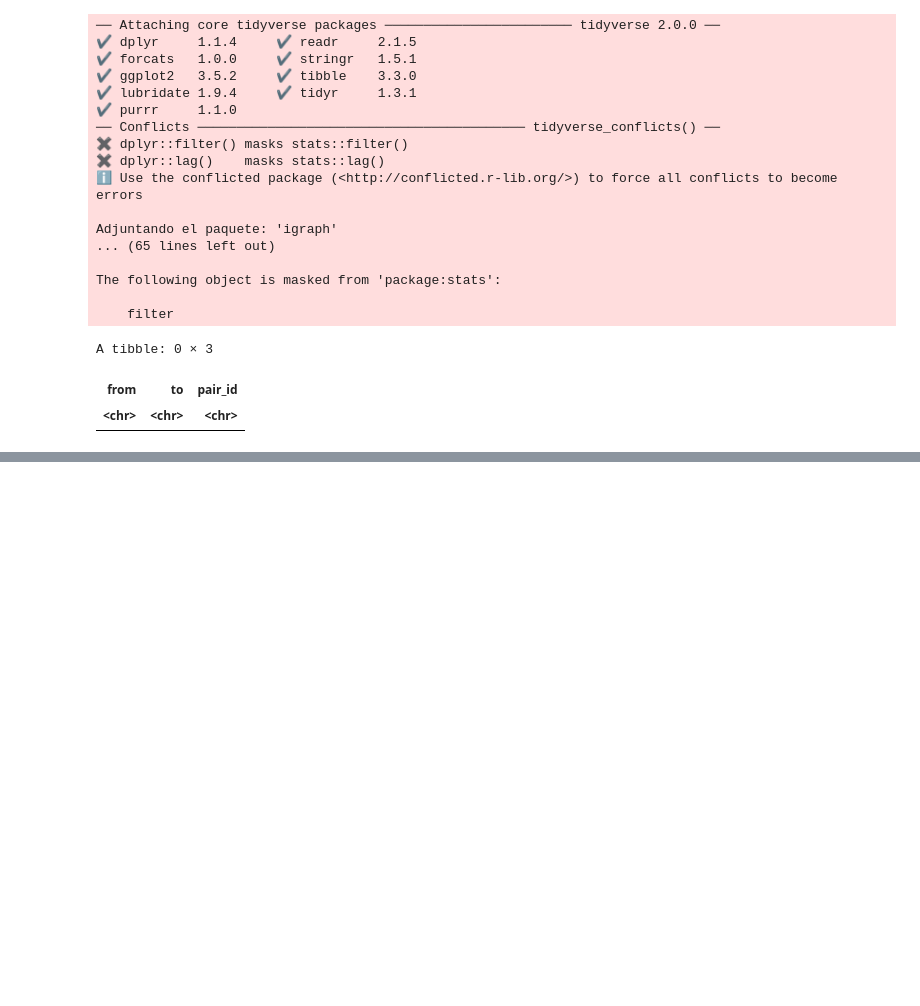
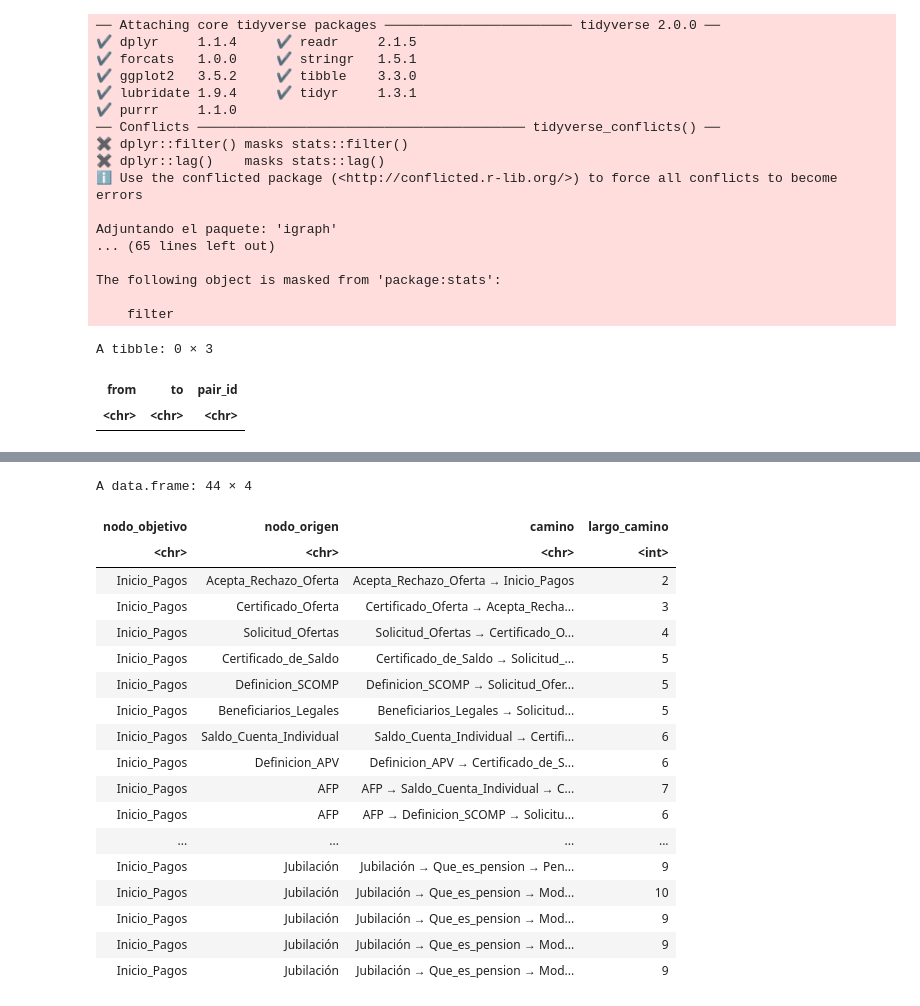
Before and after one commit to cutrerasc/Tesis-Doctorado, a Jupyter notebook: Modelo/Códigos/Manejo/Matriz_presedencia.ipynb, the cells around one changed output, grey strips where cells are left out. Cells and saved outputs as stored; diff of their text form; code cells hidden in the pictures; blank space fills up the shorter version.

```diff
--- a/Modelo/Códigos/Manejo/Matriz_presedencia.ipynb
+++ b/Modelo/Códigos/Manejo/Matriz_presedencia.ipynb
@@ -226,5 +231,28 @@ caminos_df <- do.call(rbind, lapply(names(caminos_hacia_atras), function(nodo) {
     }) %>% bind_rows()
   }))
 }))
+# %%
+caminos_df %>%
+    filter(nodo_objetivo == "Inicio_Pagos")
+# %% [output]
+A data.frame: 44 × 4
+| nodo_objetivo | nodo_origen | camino | largo_camino |
+| <chr> | <chr> | <chr> | <int> |
+| Inicio_Pagos | Acepta_Rechazo_Oferta | Acepta_Rechazo_Oferta → Inicio_Pagos | 2 |
+| Inicio_Pagos | Certificado_Oferta | Certificado_Oferta → Acepta_Recha... | 3 |
+| Inicio_Pagos | Solicitud_Ofertas | Solicitud_Ofertas → Certificado_O... | 4 |
+| Inicio_Pagos | Certificado_de_Saldo | Certificado_de_Saldo → Solicitud_... | 5 |
+| Inicio_Pagos | Definicion_SCOMP | Definicion_SCOMP → Solicitud_Ofer... | 5 |
+| Inicio_Pagos | Beneficiarios_Legales | Beneficiarios_Legales → Solicitud... | 5 |
+| Inicio_Pagos | Saldo_Cuenta_Individual | Saldo_Cuenta_Individual → Certifi... | 6 |
+| Inicio_Pagos | Definicion_APV | Definicion_APV → Certificado_de_S... | 6 |
+| Inicio_Pagos | AFP | AFP → Saldo_Cuenta_Individual → C... | 7 |
+| Inicio_Pagos | AFP | AFP → Definicion_SCOMP → Solicitu... | 6 |
+| ... | ... | ... | ... |
+| Inicio_Pagos | Jubilación | Jubilación → Que_es_pension → Pen... | 9 |
+| Inicio_Pagos | Jubilación | Jubilación → Que_es_pension → Mod... | 10 |
+| Inicio_Pagos | Jubilación | Jubilación → Que_es_pension → Mod... | 9 |
+| Inicio_Pagos | Jubilación | Jubilación → Que_es_pension → Mod... | 9 |
+| Inicio_Pagos | Jubilación | Jubilación → Que_es_pension → Mod... | 9 |
 # %%
 caminos_df %>%
```
Also changed, not shown: parts of 5 cells of this notebook, 39 other files.
